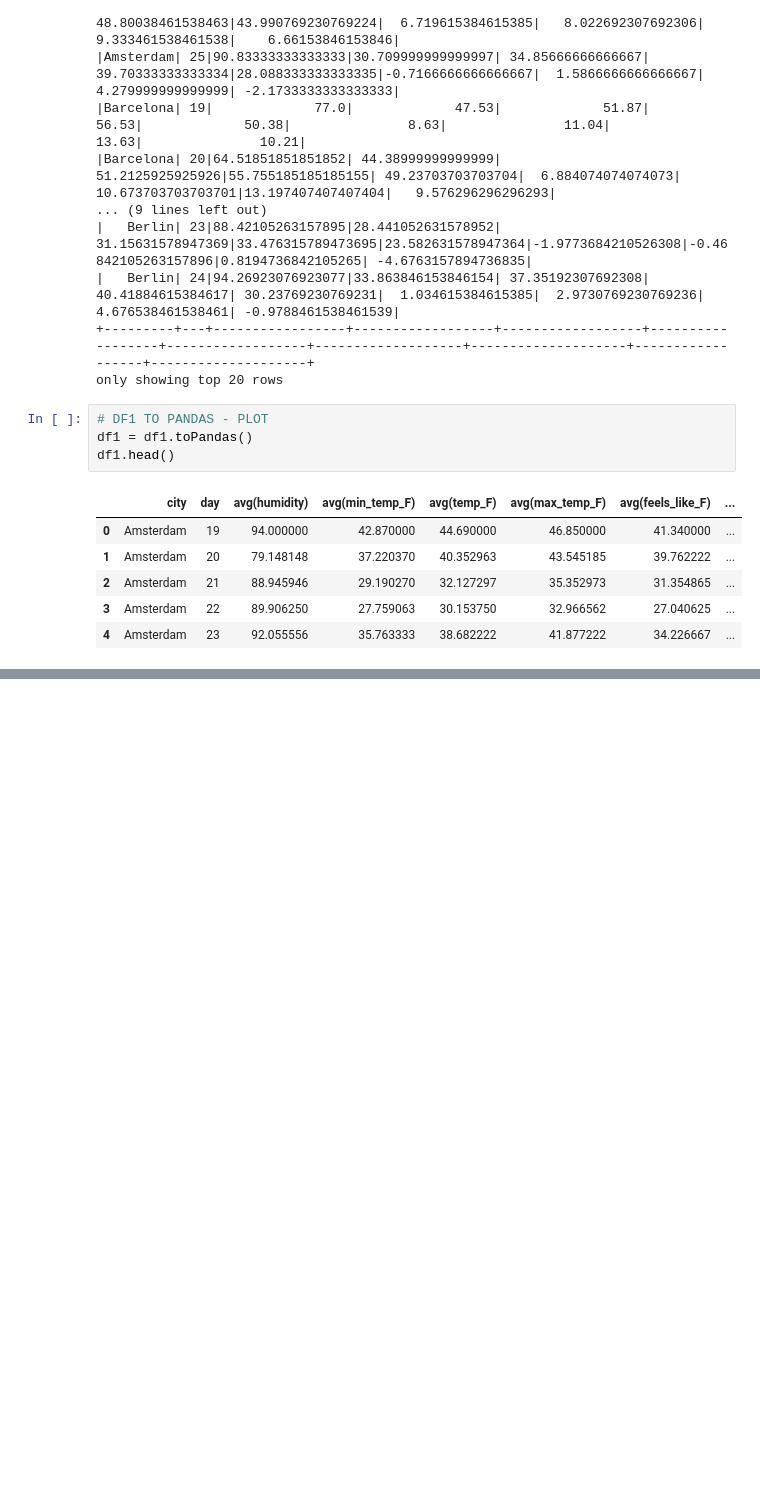
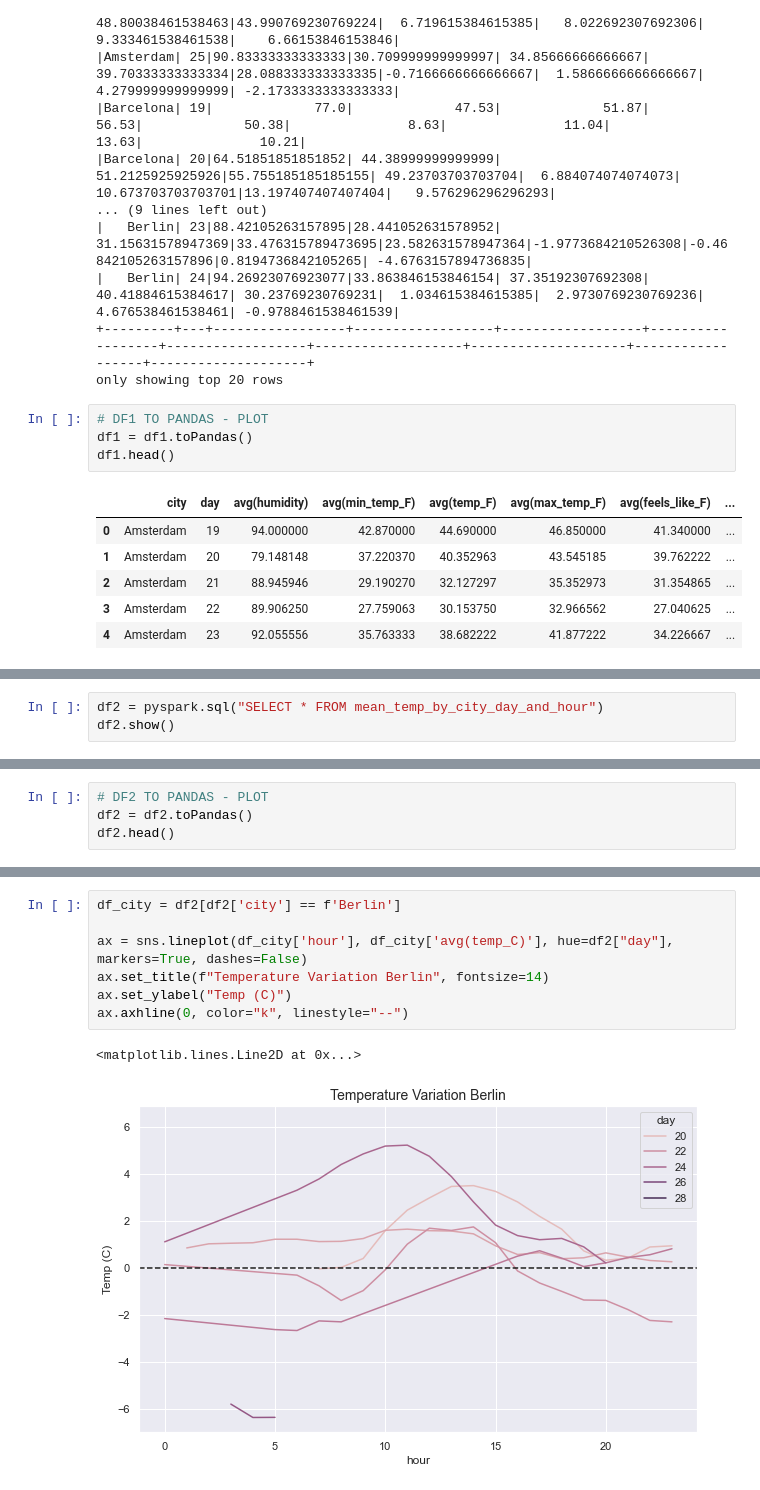
Before and after one commit to felipedmnq/streaming-weather-kafka, a Jupyter notebook: pyspark/notebooks/pyspark_analysis.ipynb, the cells around one changed output, grey strips where cells are left out. Drawn from its saved outputs; the diff is of its cells as text; blank space fills up the shorter version.

```diff
--- a/pyspark/notebooks/pyspark_analysis.ipynb
+++ b/pyspark/notebooks/pyspark_analysis.ipynb
@@ -248,0 +232,3 @@ annot_plot(ax7)
+# %%
+df2 = pyspark.sql("SELECT * FROM mean_temp_by_city_day_and_hour")
+df2.show()
@@ -248,0 +254,4 @@ annot_plot(ax7)
+# %%
+# DF2 TO PANDAS - PLOT
+df2 = df2.toPandas()
+df2.head()
@@ -248,0 +265,10 @@ annot_plot(ax7)
+# %%
+df_city = df2[df2['city'] == f'Berlin']
+
+ax = sns.lineplot(df_city['hour'], df_city['avg(temp_C)'], hue=df2["day"], markers=True, dashes=False)
+ax.set_title(f"Temperature Variation Berlin", fontsize=14)
+ax.set_ylabel("Temp (C)")
+ax.axhline(0, color="k", linestyle="--")
+# %% [output]
+<matplotlib.lines.Line2D at 0x...>
+[figure, added]
```
Also changed, not shown: parts of 13 cells of this notebook.
